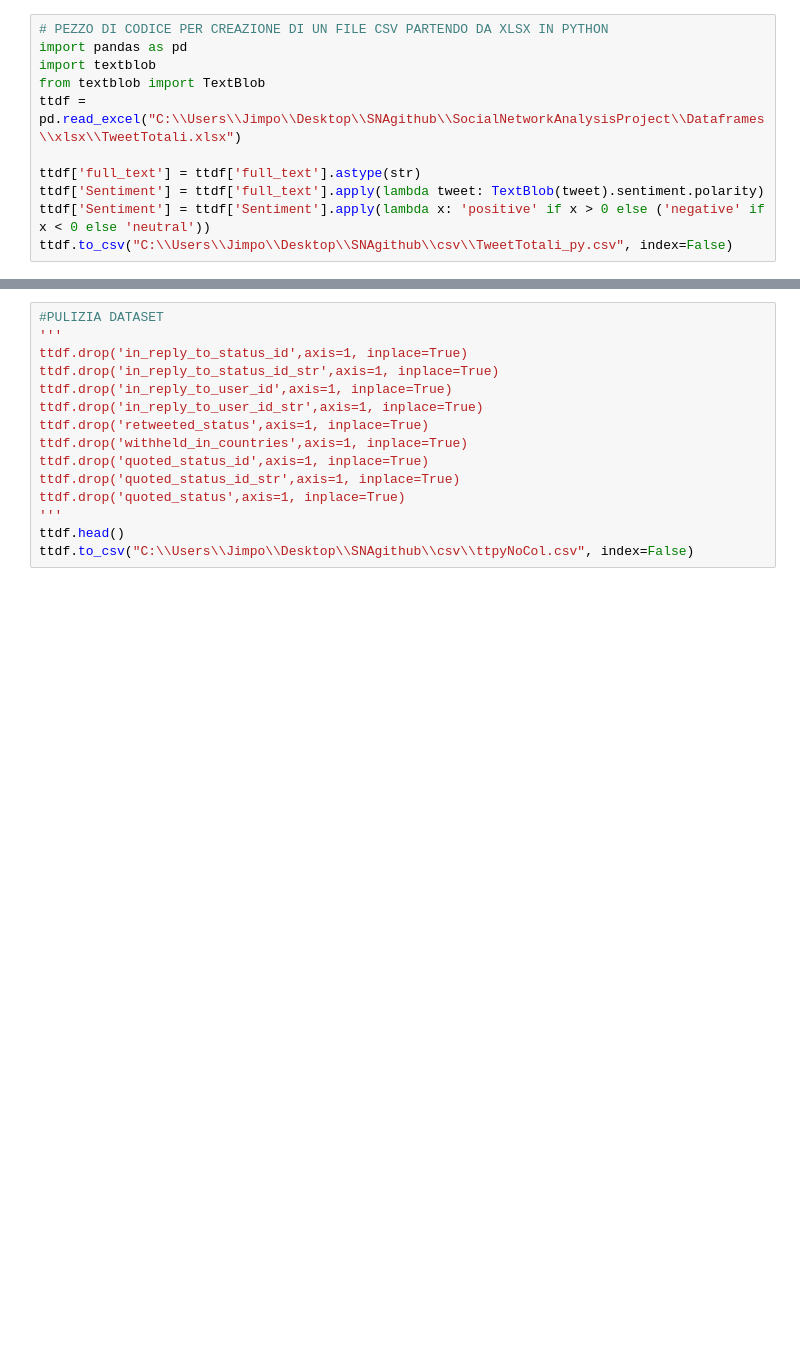
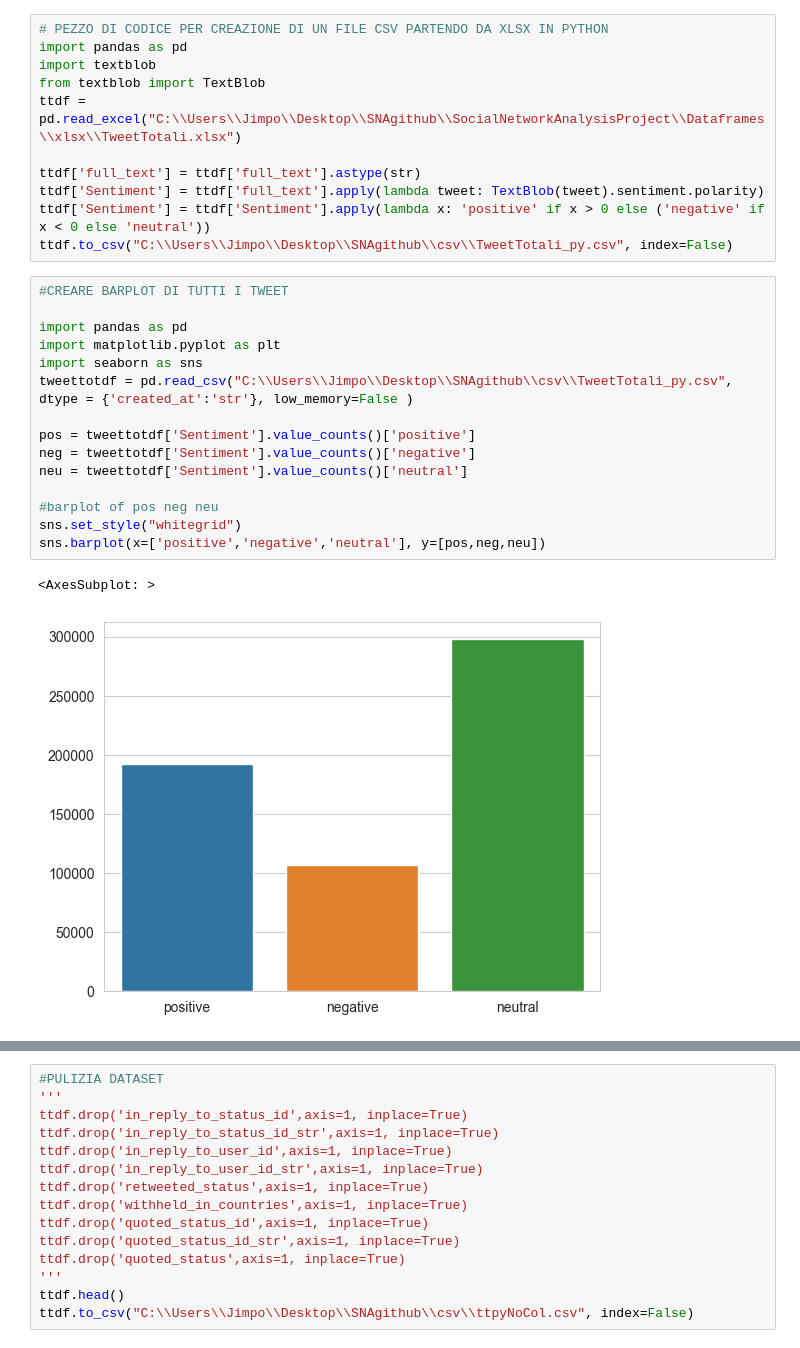
Before and after one commit to Jimpoz/SocialNetworkAnalysisProject, a Jupyter notebook: WorkingWithData.ipynb, the cells around one changed output, grey strips where cells are left out. Saved outputs shown, nothing was run; the diff lists cells and outputs as text; blank space fills up the shorter version.

Commit message:
Creazione dei barplot creati tramite la libreria textblob

```diff
--- a/WorkingWithData.ipynb
+++ b/WorkingWithData.ipynb
@@ -81,6 +81,24 @@ ttdf['full_text'] = ttdf['full_text'].astype(str)
 ttdf['Sentiment'] = ttdf['full_text'].apply(lambda tweet: TextBlob(tweet).sentiment.polarity)
 ttdf['Sentiment'] = ttdf['Sentiment'].apply(lambda x: 'positive' if x > 0 else ('negative' if x < 0 else 'neutral'))
 ttdf.to_csv("C:\\Users\\Jimpo\\Desktop\\SNAgithub\\csv\\TweetTotali_py.csv", index=False)
+# %%
+#CREARE BARPLOT DI TUTTI I TWEET
+
+import pandas as pd
+import matplotlib.pyplot as plt
+import seaborn as sns
+tweettotdf = pd.read_csv("C:\\Users\\Jimpo\\Desktop\\SNAgithub\\csv\\TweetTotali_py.csv", dtype = {'created_at':'str'}, low_memory=False )
+
+pos = tweettotdf['Sentiment'].value_counts()['positive']
+neg = tweettotdf['Sentiment'].value_counts()['negative']
+neu = tweettotdf['Sentiment'].value_counts()['neutral']
+
+#barplot of pos neg neu
+sns.set_style("whitegrid")
+sns.barplot(x=['positive','negative','neutral'], y=[pos,neg,neu])
+# %% [output]
+<AxesSubplot: >
+[figure, added]
 # %%
 #3 LINES CHART DAL FILE TWEET TOTALI CSV FATTO CON PYTHON
 import matplotlib.pyplot as plt
```
Also changed, not shown: parts of 4 cells of this notebook, 2 other files.
